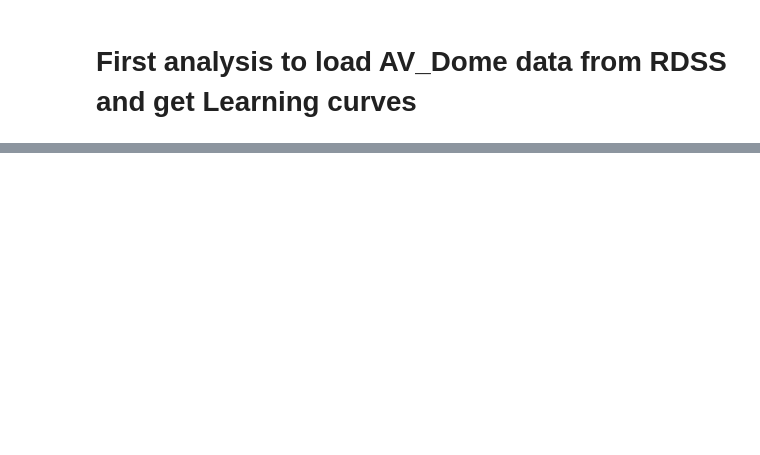
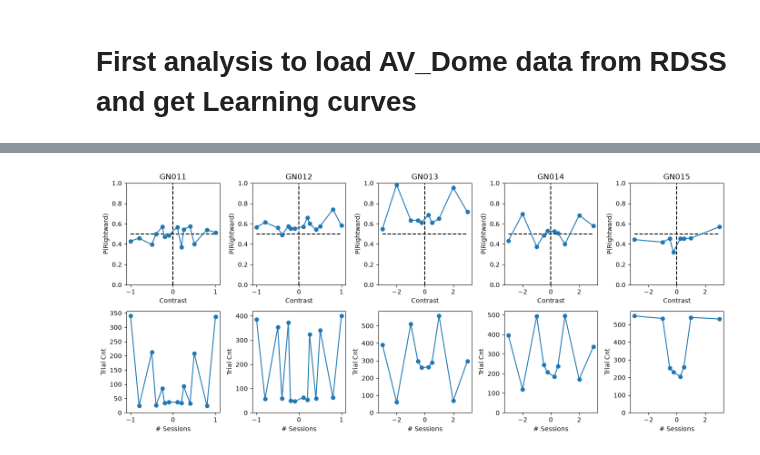
Before and after one commit to ucl-open/av-dome, a Jupyter notebook: analysis/analysis.ipynb, the cells around one changed output, grey strips where cells are left out. Saved outputs shown, nothing was run; the diff lists cells and outputs as text; code cells hidden in the pictures; blank space fills up the shorter version.

```diff
--- a/analysis/analysis.ipynb
+++ b/analysis/analysis.ipynb
@@ -43,13 +57,15 @@ def compute_performance(dataFrame):
                  (df.autoReward == "False") & \
                  (df.IsRepeat == "False") & \
                  ((df.RepeatCount).astype(int) == 0)  # Those two should be redundant but just in case
-        #
+
     trialCnt = np.sum(trialMask)
     df = df.loc[trialMask]
 
+    rightResponses = (df.response == "Right").astype(np.float32)
+    p_right = np.mean(rightResponses)
     correctResponses = (df.correctResponse == "Correct").astype(np.float32)
     performance = np.mean(correctResponses)
-    return performance, trialCnt
+    return performance, trialCnt, p_right
 #
 # %%
 # df.
@@ -104,7 +123,7 @@ df.target_side
 # %%
 # df.
 all_mice = np.sort(np.unique(df.subject))
-fig, ax = plt.subplots(2, len(all_mice), figsize=[14, 6])
+fig, ax = plt.subplots(2, np.max([2, len(all_mice)]), figsize=[14, 6])
 for subject_id, subject in enumerate(all_mice):
     subject_df = df[df.subject == subject]
 
@@ -118,34 +137,36 @@ for subject_id, subject in enumerate(all_mice):
         perf[0, contrast_id] = contrast
 
         try:
             target_side = "Left" if contrast < 0 else "Right"
             contrast_df = subject_df[(subject_df.visualContrast.astype(float) == np.abs(contrast)) & (subject_df.target_side == target_side)]
-            performance, trialCnt = compute_performance(contrast_df)
-            perf[1, contrast_id] = performance
+            performance, trialCnt, p_right = compute_performance(contrast_df)
+            perf[1, contrast_id] = p_right  # performance
             perf[2, contrast_id] = trialCnt
         except:
             perf[1, contrast_id] = np.nan
             perf[2, contrast_id] = 0
         #
     #
 
     c_ax = ax[0, subject_id]
     c_ax.plot([perf[0, :].min(), perf[0, :].max()], [0.5, 0.5], "--k")
     c_ax.plot([0, 0], [0, 1], "--k")
     c_ax.plot(perf[0, :], perf[1, :], "-o")
     c_ax.set_title(subject)
     c_ax.set_xlabel("Contrast")
-    c_ax.set_ylabel("Performance")
+    c_ax.set_ylabel("P(Rightward)")
     c_ax.set_ylim([0, 1])
 
     c_ax = ax[1, subject_id]
     c_ax.plot(perf[0, :], perf[2, :], "-o")
     # c_ax.plot(bias[subject_id], "-o")
     c_ax.set_xlabel("# Sessions")
     c_ax.set_ylabel("Trial Cnt")
     c_ax.set_ylim([0, perf[2, :].max() * 1.05])
 # performance
 
 plt.tight_layout()
 plt.show()
+# %% [output]
+[figure, added]
 # %%
```
Also changed, not shown: parts of 9 cells of this notebook, 1 other file.
